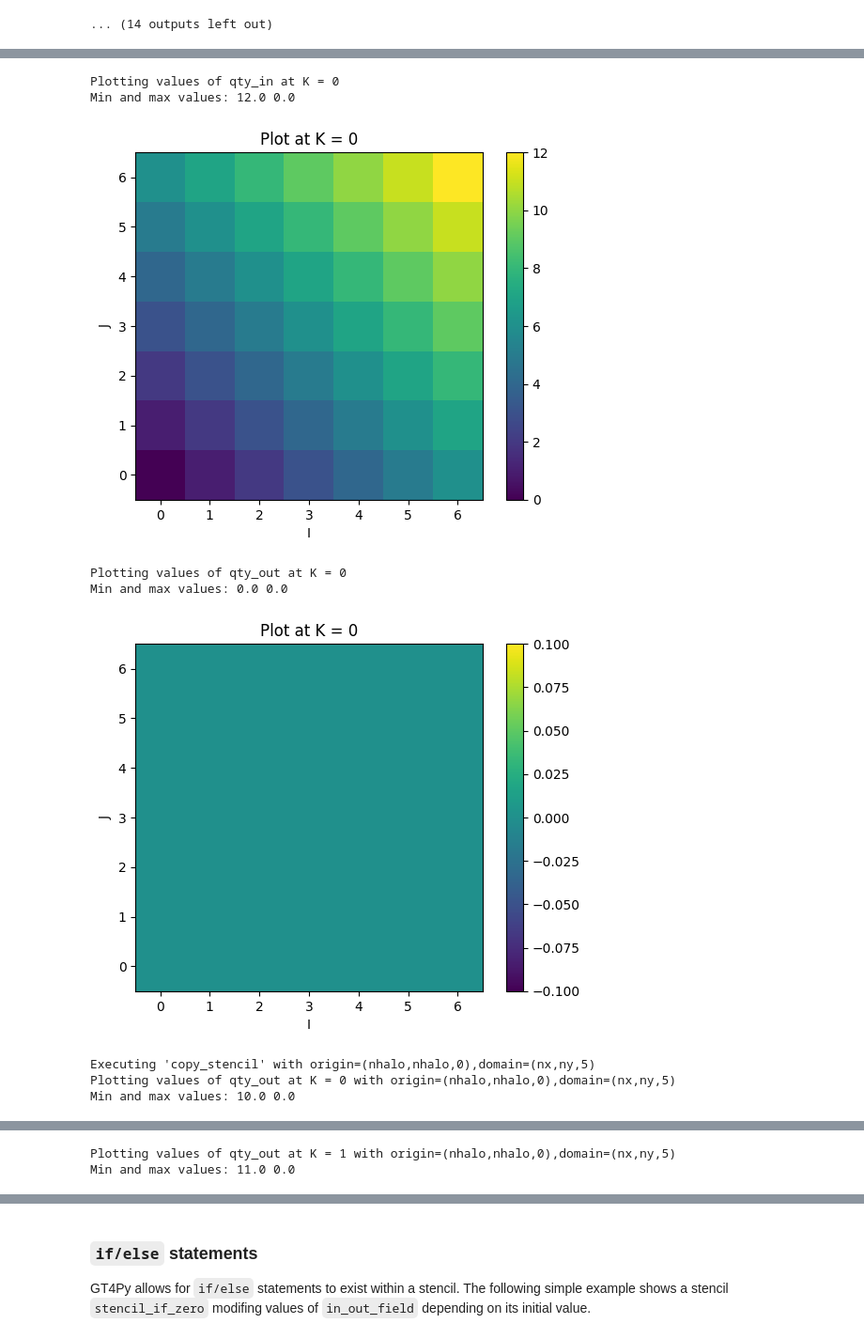
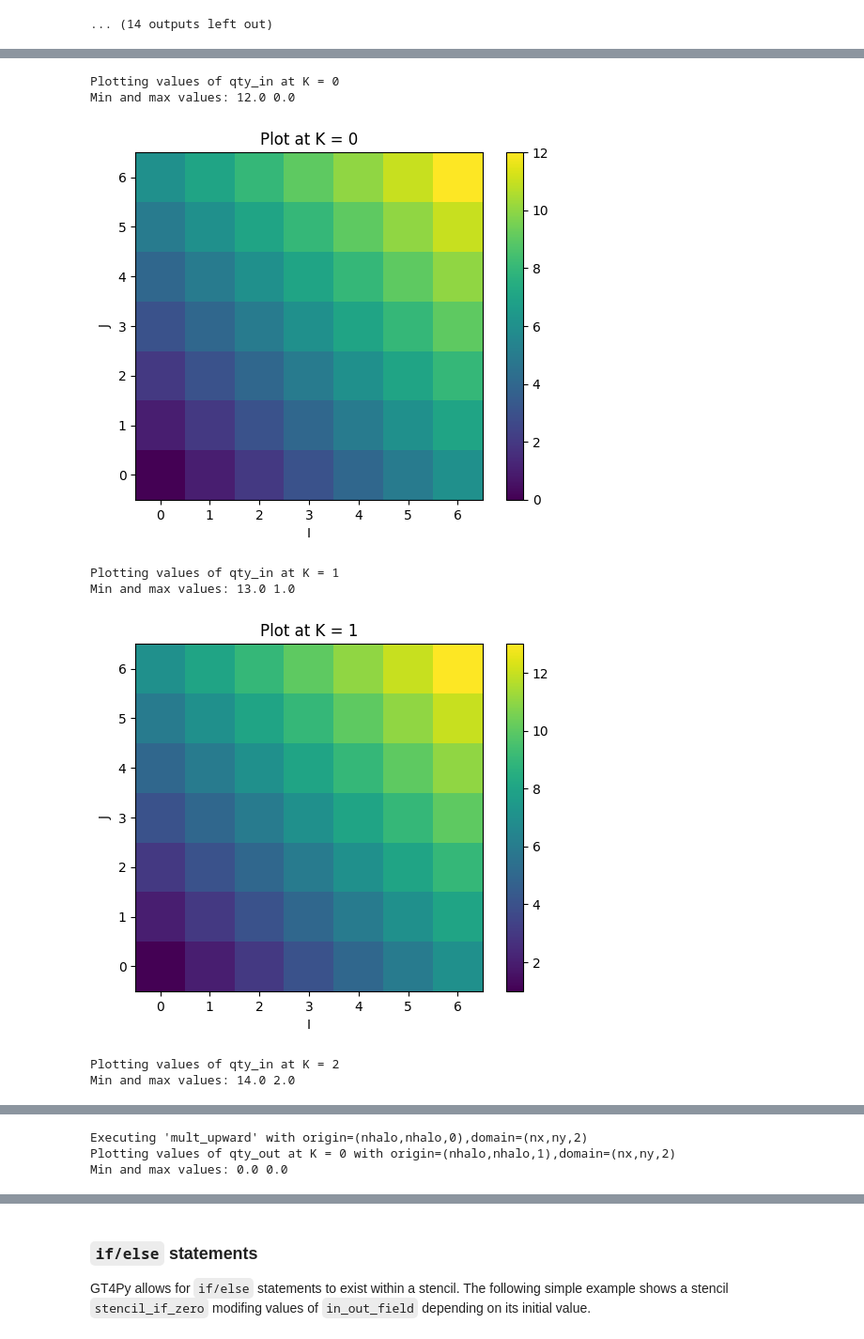
Before and after one commit to NOAA-GFDL/NDSL, a Jupyter notebook: examples/NDSL/01_gt4py_basics.ipynb, the cells around one changed output, grey strips where cells are left out. Shown: that part at 94% size. Drawn from its saved outputs; the diff is of its cells as text; code cells hidden in the pictures.

Commit message:
Updated notebooks with Quantity

```diff
--- a/examples/NDSL/01_basics.ipynb
+++ b/examples/NDSL/01_gt4py_basics.ipynb
@@ -243,73 +245,58 @@ qty_in = Quantity(data=arr,
                    dims=["I", "J", "K"],
                    units="m",
                    gt4py_backend=backend
                    )
 
 print("Plotting values of qty_in at K = 0")
 plot_field_at_kN(qty_in.data,0)
-print("Plotting values of qty_out at K = 0")
-plot_field_at_kN(qty_out.data,0)
-
-print("Executing 'copy_stencil' with origin=(nhalo,nhalo,0),domain=(nx,ny,5)")
-copy_stencil(qty_in.data,qty_out.data,origin=(nhalo,nhalo,0),domain=(nx,ny,5))
-
-print("Plotting values of qty_out at K = 0 with origin=(nhalo,nhalo,0),domain=(nx,ny,5)")
-plot_field_at_kN(qty_out.data,0)
-print("Plotting values of qty_out at K = 1 with origin=(nhalo,nhalo,0),domain=(nx,ny,5)")
-plot_field_at_kN(qty_out.data,1)
+print("Plotting values of qty_in at K = 1")
+plot_field_at_kN(qty_in.data,1)
+print("Plotting values of qty_in at K = 2")
+plot_field_at_kN(qty_in.data,2)
 
 @stencil(backend=backend)
-def mult_upward(qty_in: FloatField):
+def mult_upward(qty_in: FloatField, qty_out: FloatField):
     with computation(FORWARD), interval(...):
-        qty_in = qty_in[0,0,-1] * 2.0
+        qty_out = qty_in[0,0,-1] * 2.0
 
 print("Executing 'mult_upward' with origin=(nhalo,nhalo,0),domain=(nx,ny,2)")
-mult_upward(qty_out.data, origin=(nhalo,nhalo,1), domain=(nx,ny,2))
+mult_upward(qty_in, qty_out, origin=(nhalo,nhalo,1), domain=(nx,ny,2))
 print("Plotting values of qty_out at K = 0 with origin=(nhalo,nhalo,1),domain=(nx,ny,2)")
 plot_field_at_kN(qty_out.data,0)
 print("Plotting values of qty_out at K = 1 with origin=(nhalo,nhalo,1),domain=(nx,ny,2)")
 plot_field_at_kN(qty_out.data,1)
 print("Plotting values of qty_out at K = 2 with origin=(nhalo,nhalo,1),domain=(nx,ny,2)")
 plot_field_at_kN(qty_out.data,2)
 print("Plotting values of qty_out at K = 3 with origin=(nhalo,nhalo,1),domain=(nx,ny,2)")
 plot_field_at_kN(qty_out.data,3)
 
 @stencil(backend=backend)
-def copy_downward(qty_in: FloatField):
+def copy_downward(qty_in: FloatField, qty_out: FloatField):
     with computation(BACKWARD), interval(...):
-        qty_in = qty_in[0,0,1]
+        qty_out = qty_in[0,0,1]
 
-print("Executing 'copy_stencil' to copy qty_out to qty_in")
-copy_stencil(qty_out, qty_in)
+print("Resetting qty_out to zeros")
+qty_out = Quantity(data=np.zeros(shape),
+                   dims=["I", "J", "K"],
+                   units="m",
+                   gt4py_backend=backend
+                   )
 
+print("Executing 'copy_downward' with origin=(1,1,0), domain=(nx,ny,nz-1)")
+copy_downward(qty_in, qty_out, origin=(1,1,0), domain=(nx,ny,nz-1))
 print("***")
-print("Plotting values of qty_in at K = 0")
-plot_field_at_kN(qty_in.data,0)
-print("Plotting values of qty_in at K = 1")
-plot_field_at_kN(qty_in.data,1)
-print("Plotting values of qty_in at K = 2")
-plot_field_at_kN(qty_in.data,2)
-print("Plotting values of qty_in at K = 3")
-plot_field_at_kN(qty_in.data,3)
-print("Plotting values of qty_in at K = 4")
-plot_field_at_kN(qty_in.data,4)
-
-print("Executing 'copy_downward' on qty_in with origin=(1,1,0), domain=(nx,ny,nz-1)")
-copy_downward(qty_in.data, origin=(1,1,0), domain=(nx,ny,nz-1))
-print("***")
-print("Plotting values of qty_in at K = 0")
-plot_field_at_kN(qty_in.data,0)
-print("Plotting values of qty_in at K = 1")
-plot_field_at_kN(qty_in.data,1)
-print("Plotting values of qty_in at K = 2")
-plot_field_at_kN(qty_in.data,2)
+print("Plotting values of qty_out at K = 0")
+plot_field_at_kN(qty_out.data,0)
+print("Plotting values of qty_out at K = 1")
+plot_field_at_kN(qty_out.data,1)
+print("Plotting values of qty_out at K = 2")
+plot_field_at_kN(qty_out.data,2)
 # %% [output]
 Plotting values of qty_in at K = 0
 Min and max values: 12.0 0.0
 [figure]
-Plotting values of qty_out at K = 0
-Min and max values: 0.0 0.0
+Plotting values of qty_in at K = 1
+Min and max values: 13.0 1.0
-[figure, old version]
+[figure, new version]
-Executing 'copy_stencil' with origin=(nhalo,nhalo,0),domain=(nx,ny,5)
-Plotting values of qty_out at K = 0 with origin=(nhalo,nhalo,0),domain=(nx,ny,5)
-Min and max values: 10.0 0.0
+Plotting values of qty_in at K = 2
+Min and max values: 14.0 2.0
@@ -317,2 +304,3 @@ Min and max values: 10.0 0.0
-Plotting values of qty_out at K = 1 with origin=(nhalo,nhalo,0),domain=(nx,ny,5)
-Min and max values: 11.0 0.0
+Executing 'mult_upward' with origin=(nhalo,nhalo,0),domain=(nx,ny,2)
+Plotting values of qty_out at K = 0 with origin=(nhalo,nhalo,1),domain=(nx,ny,2)
+Min and max values: 0.0 0.0
```
Also changed, not shown: parts of 12 cells of this notebook, 2 other files.
